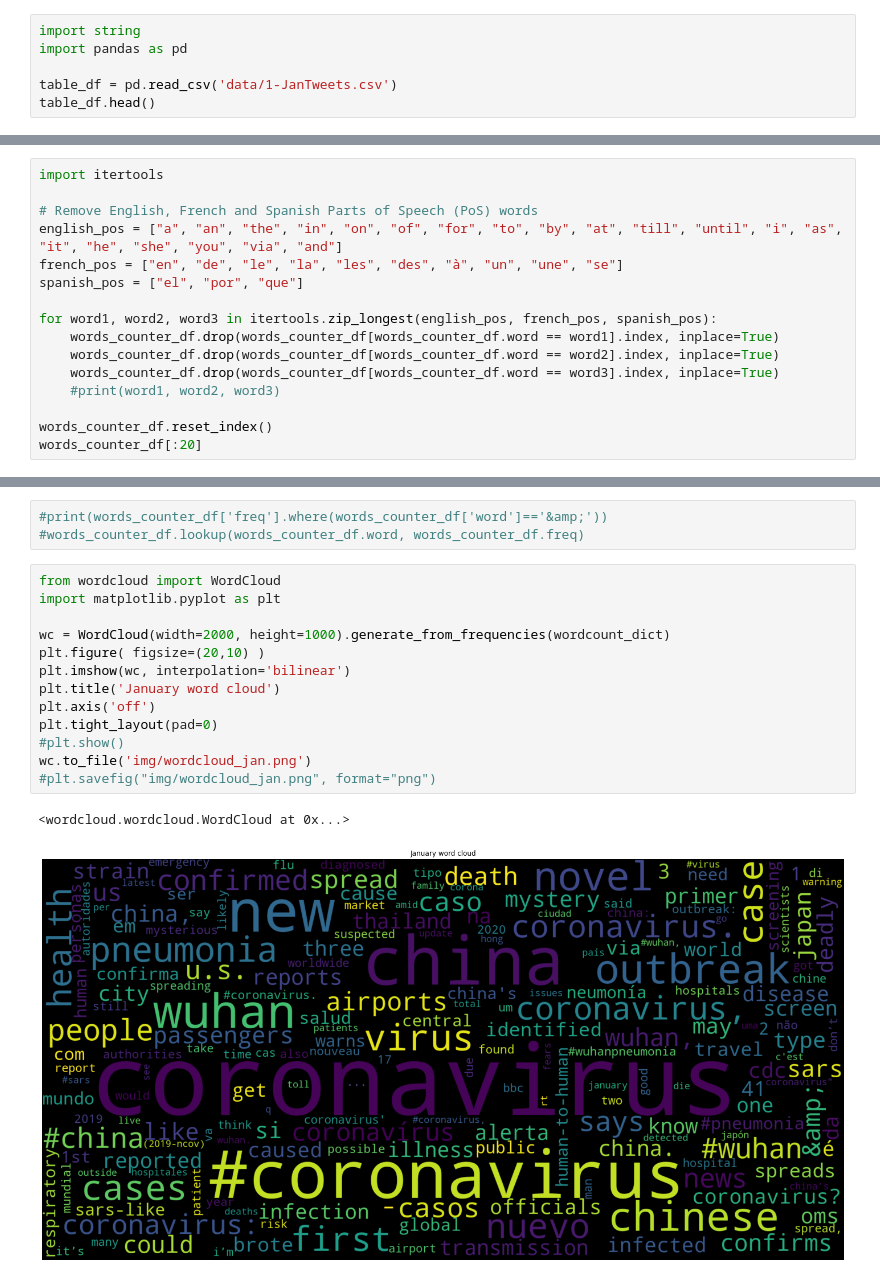
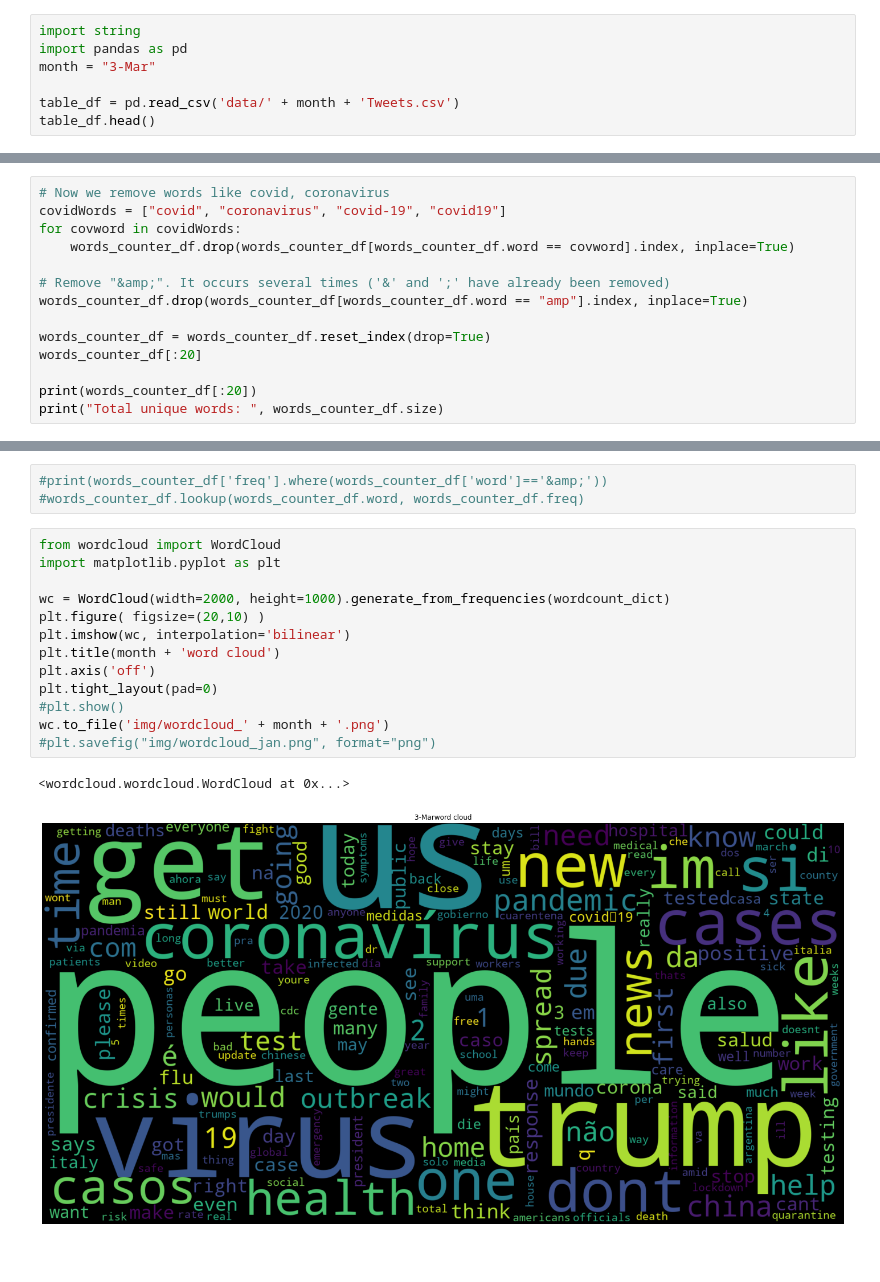
Before and after one commit to archity/covid-twitter-trends, a Jupyter notebook: 2-Exploratory-Data-Analysis.ipynb, the cells around one changed output, grey strips where cells are left out. Saved outputs shown, nothing was run; the diff lists cells and outputs as text.

```diff
--- a/2-Exploratory-Data-Analysis.ipynb
+++ b/2-Exploratory-Data-Analysis.ipynb
@@ -5,8 +5,9 @@
 # %%
 import string
 import pandas as pd
+month = "3-Mar"
 
-table_df = pd.read_csv('data/1-JanTweets.csv')
+table_df = pd.read_csv('data/' + month + 'Tweets.csv')
 table_df.head()
 # %% [output]
 |  | Unnamed: 0 | date | language | likes | retweets | screen_name | tweet | tweet_id |
@@ -165,16 +221,0 @@ with open('all-words.txt', 'w', encoding="utf-8") as filehandle:
-# %%
-import itertools
-
-# Remove English, French and Spanish Parts of Speech (PoS) words
-english_pos = ["a", "an", "the", "in", "on", "of", "for", "to", "by", "at", "till", "until", "i", "as", "it", "he", "she", "you", "via", "and"]
-french_pos = ["en", "de", "le", "la", "les", "des", "à", "un", "une", "se"]
-spanish_pos = ["el", "por", "que"]
-
-for word1, word2, word3 in itertools.zip_longest(english_pos, french_pos, spanish_pos):
-    words_counter_df.drop(words_counter_df[words_counter_df.word == word1].index, inplace=True)
-    words_counter_df.drop(words_counter_df[words_counter_df.word == word2].index, inplace=True)
-    words_counter_df.drop(words_counter_df[words_counter_df.word == word3].index, inplace=True)
-    #print(word1, word2, word3)
-
-words_counter_df.reset_index()
-words_counter_df[:20]
@@ -320,0 +308,14 @@ words_counter_df[:20]
+# %%
+# Now we remove words like covid, coronavirus
+covidWords = ["covid", "coronavirus", "covid-19", "covid19"]
+for covword in covidWords:
+    words_counter_df.drop(words_counter_df[words_counter_df.word == covword].index, inplace=True)
+
+# Remove "&amp;". It occurs several times ('&' and ';' have already been removed)
+words_counter_df.drop(words_counter_df[words_counter_df.word == "amp"].index, inplace=True)
+
+words_counter_df = words_counter_df.reset_index(drop=True)
+words_counter_df[:20]
+
+print(words_counter_df[:20])
+print("Total unique words: ", words_counter_df.size)
@@ -336,16 +355,16 @@ print(list(wordcount_dict.items())[0:10])
 # %%
 from wordcloud import WordCloud
 import matplotlib.pyplot as plt
 
 wc = WordCloud(width=2000, height=1000).generate_from_frequencies(wordcount_dict)
 plt.figure( figsize=(20,10) )
 plt.imshow(wc, interpolation='bilinear')
-plt.title('January word cloud')
+plt.title(month + 'word cloud')
 plt.axis('off')
 plt.tight_layout(pad=0)
 #plt.show()
-wc.to_file('img/wordcloud_jan.png')
+wc.to_file('img/wordcloud_' + month + '.png')
 #plt.savefig("img/wordcloud_jan.png", format="png")
 # %% [output]
 <wordcloud.wordcloud.WordCloud at 0x...>
-[figure, old version]
+[figure, new version]
```
Also changed, not shown: parts of 24 cells of this notebook.
